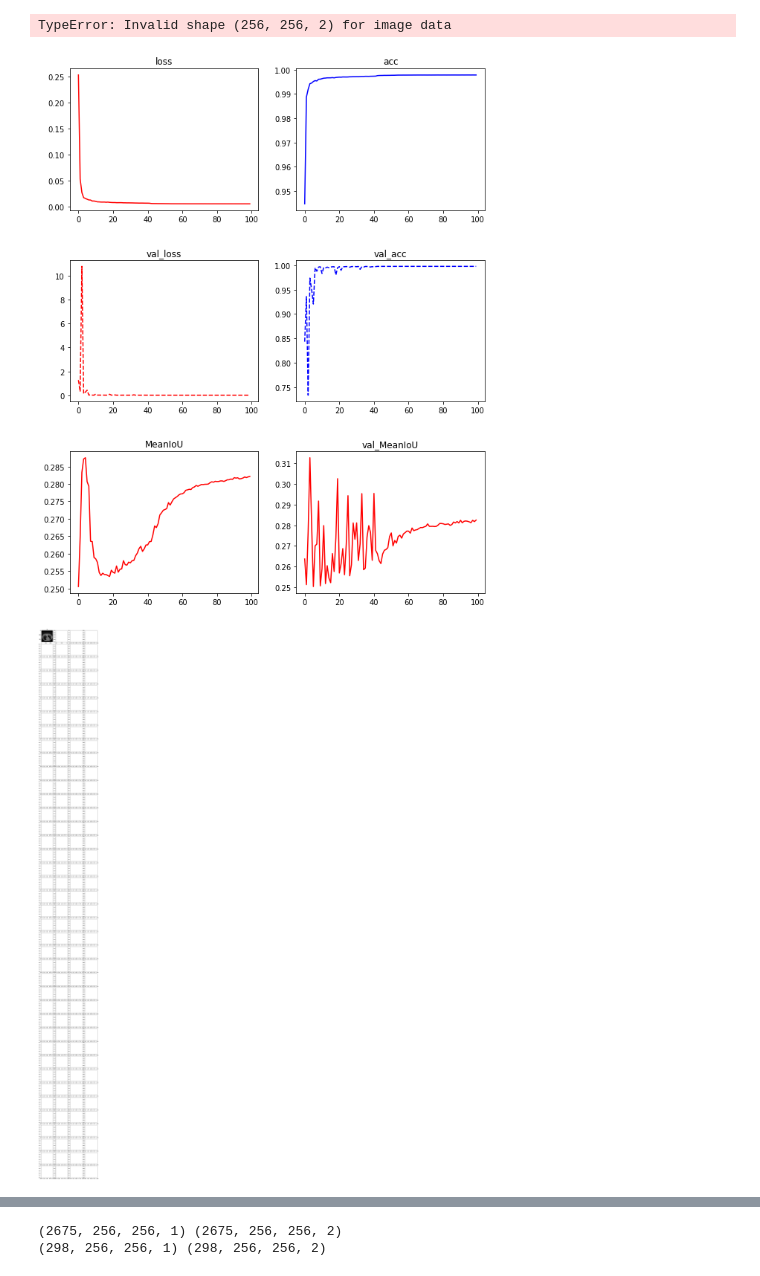
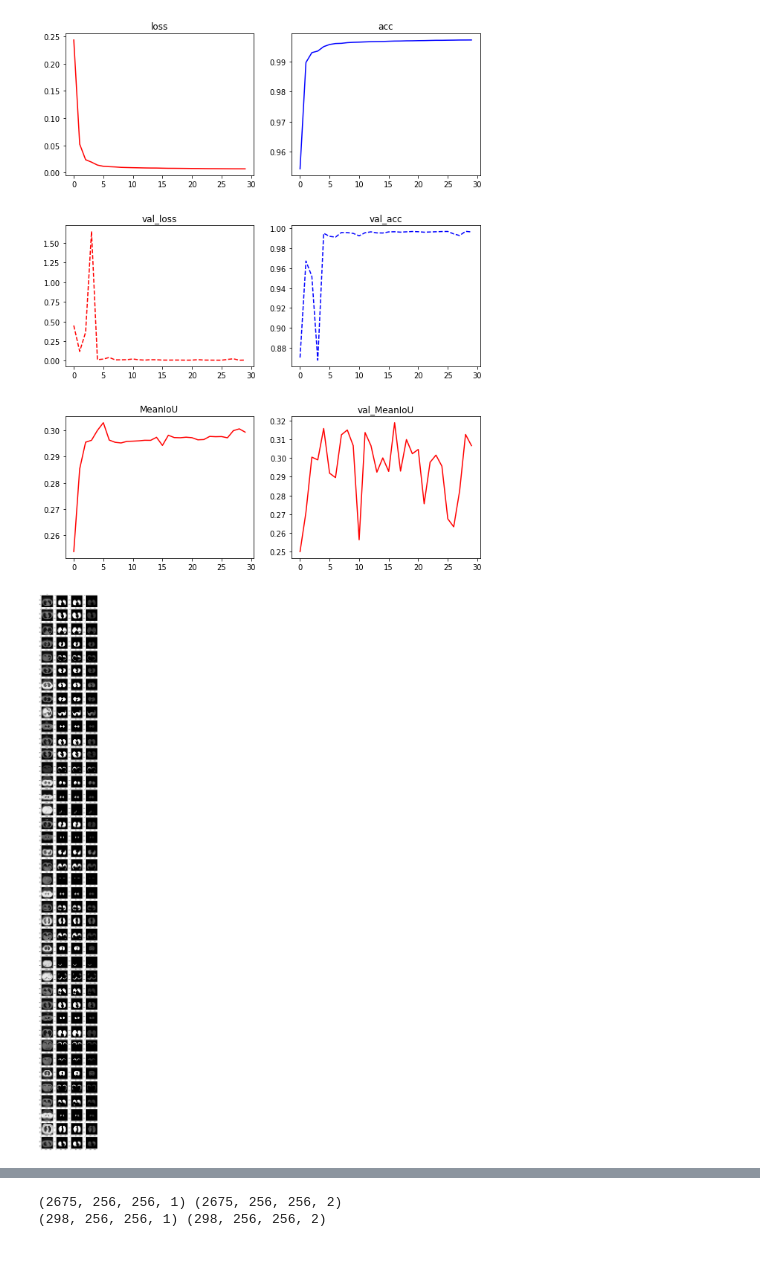
Before and after one commit to ByeonChanHO/COVID-19_Automatic_Diagnosis_System_by_CT, a Jupyter notebook: test_Image_segmentation/preprocess_arrange.ipynb, the cells around one changed output, grey strips where cells are left out. Saved outputs shown, nothing was run; the diff lists cells and outputs as text; code cells hidden in the pictures.

```diff
--- a/test_Image_segmentation/preprocess_arrange.ipynb
+++ b/test_Image_segmentation/preprocess_arrange.ipynb
@@ -72,8 +72,8 @@ def img_resize(img) :
 #데이터 셋 가져오기
 def get_mask_data():
 
-    x_train_path = "dataset/Image_Segmentation/x_train.npy"
-    x_val_path = "dataset/Image_Segmentation/x_val.npy"
+    x_train_path = "dataset/Image_Segmentation/x_train2.npy"
+    x_val_path = "dataset/Image_Segmentation/x_val2.npy"
     y_train_path = "dataset/Image_Segmentation/y_train2.npy"
     y_val_path = "dataset/Image_Segmentation/y_val2.npy"
 
@@ -236,7 +244,7 @@ def VGG16_Unet(x_train, y_train, x_val, y_val) :
     return model
 # %%
 def training(model,x_train, y_train, x_val, y_val) :
-    history = model.fit(x_train, y_train, validation_data=(x_val, y_val), epochs=100, batch_size=16,
+    history = model.fit(x_train, y_train, validation_data=(x_val, y_val), epochs=30, batch_size=16,
                       callbacks=[ReduceLROnPlateau(monitor='val_loss', factor=0.2, patience=10, verbose=1, mode='auto', min_lr=1e-05)])
     fig, ax = plt.subplots(3, 2, figsize=(10, 7))
     plt.subplots_adjust(left=0.125,bottom=0.1, right=0.9, top=1.5, wspace=0.2, hspace=0.35)
@@ -266,15 +274,20 @@ def training(model,x_train, y_train, x_val, y_val) :
     for i in range(40):
         ax[i, 0].imshow(x_val[i].squeeze(), cmap='gray')
         ax[i, 0].title.set_text(str(i))
-        ax[i, 1].imshow(y_val[i].squeeze(), cmap='gray')
-        ax[i, 2].imshow(preds[i].squeeze(), cmap='gray')
+
+        y_val_0 = y_val[...,0]
+        ax[i, 1].imshow(y_val_0[i].squeeze(), cmap='gray')
+
+        predict_0 = preds[...,0]
+        ax[i, 2].imshow(predict_0[i].squeeze(), cmap='gray')
+
         temp = x_val[i]
-        pred_sum = preds[i][preds[i] > 0]
-        pred_mean = np.mean(pred_sum)
+        pred_sum = predict_0[i][predict_0[i] > 0]
+        pred_mean = np.mean(predict_0)
         if(np.min(temp) >= 0) :
-            temp[preds[i] < pred_mean] = 0
+            temp[predict_0[i] < 0.5] = 0
         else :
-            temp[preds[i] < pred_mean] = -2048
+            temp[predict_0[i] < 0.5] = -2048
         ax[i, 3].imshow(temp.squeeze(), cmap='gray')
 # %%
 x_train, y_train, x_val, y_val = get_mask_data()
@@ -286,6 +305,6 @@ x_train, y_train, x_val, y_val = get_mask_data()
 # %%
-model = VGG16_Unet(x_train, y_train2, x_val, y_val2)
-history = training(model,x_train, y_train2, x_val, y_val2)
+model = VGG16_Unet(x_train, y_train, x_val, y_val)
+history = training(model,x_train, y_train, x_val, y_val)
 # %% [output]
 Model: "model"
 __________________________________________________________________________________________________
@@ -307,3 +326,2 @@ Epoch 100/100
-TypeError: Invalid shape (256, 256, 2) for image data
-[figure, old version]
+[figure, new version]
-[figure, old version]
+[figure, new version]
```
Also changed, not shown: parts of 14 cells of this notebook.
